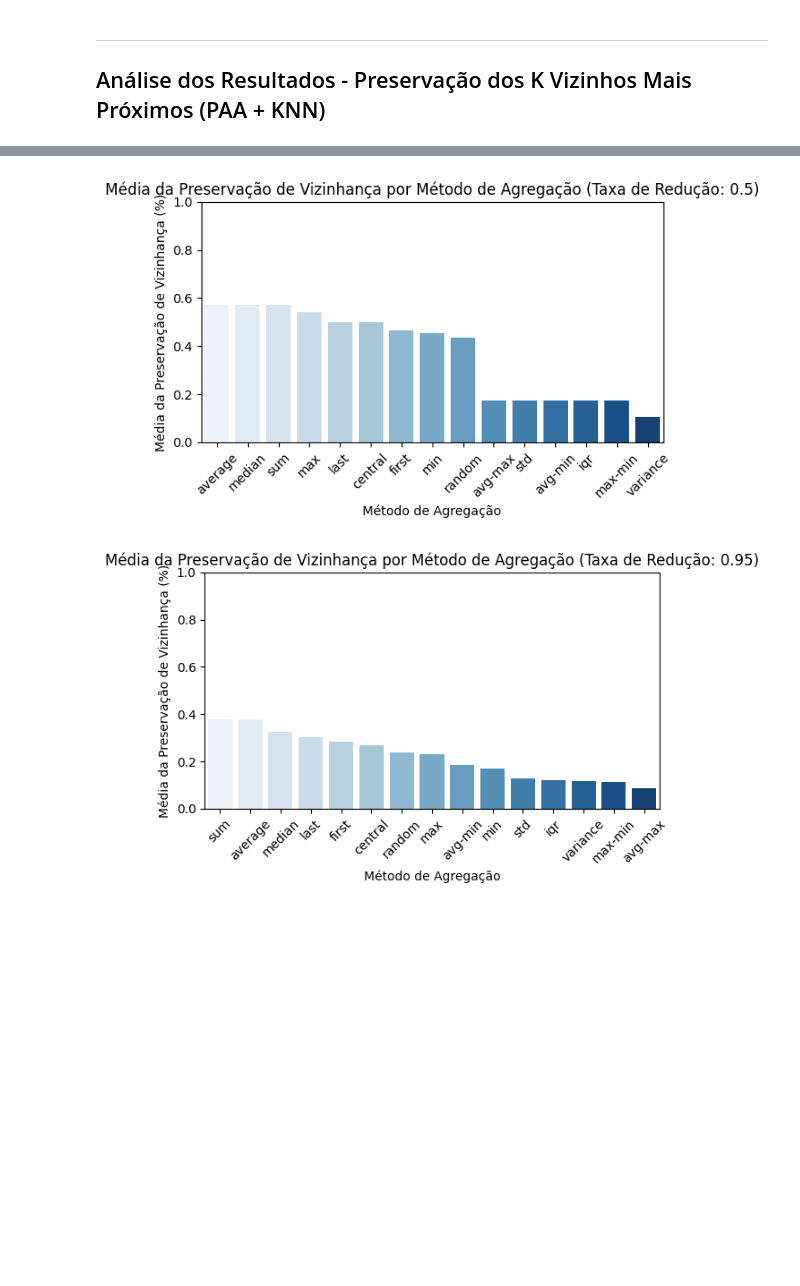
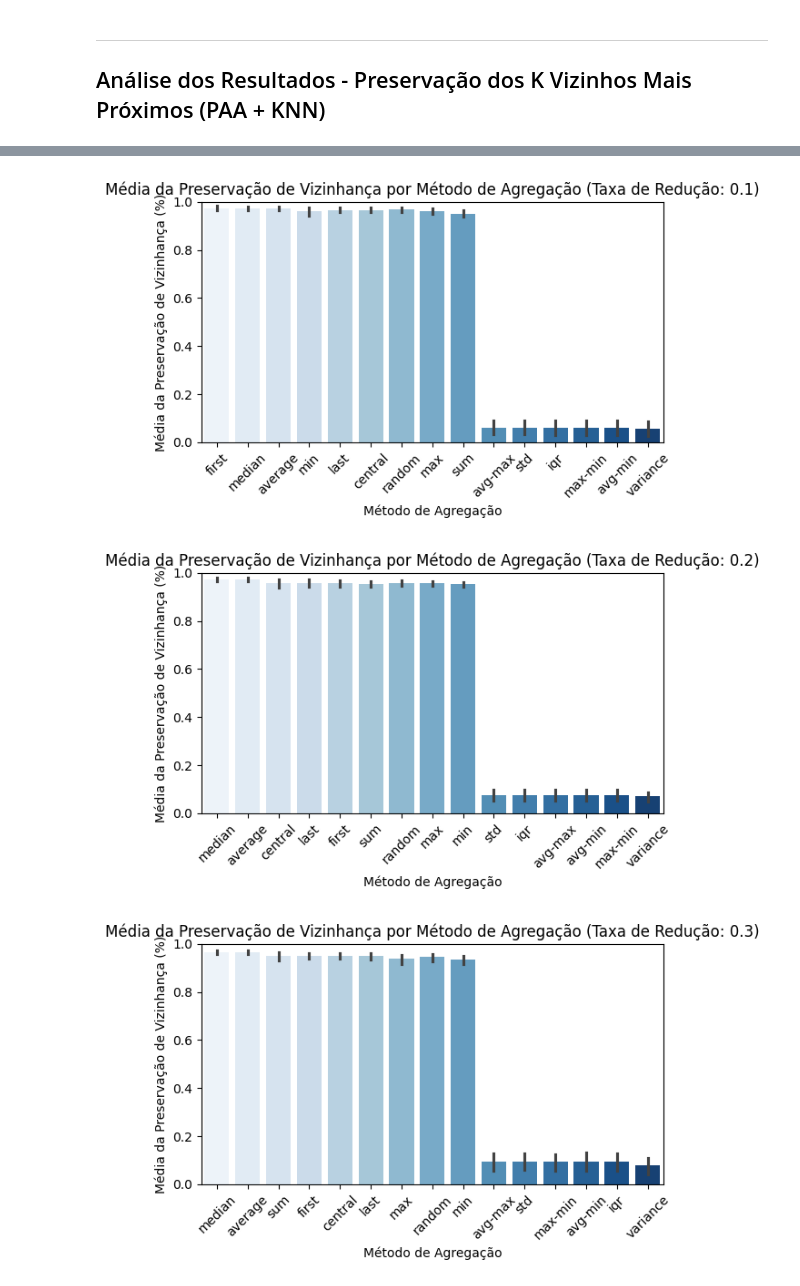
Before and after one commit to MoroFernando/time-series-dimensionality-reduction, a Jupyter notebook: paa-knn.ipynb, the cells around one changed output, grey strips where cells are left out. Drawn from its saved outputs; the diff is of its cells as text; code cells hidden in the pictures; blank space fills up the shorter version.

Commit message:
feat: house twenty results paa knn

```diff
--- a/paa-knn.ipynb
+++ b/paa-knn.ipynb
@@ -323,5 +337,5 @@ k_sizes = [
 ]
 # %%
 # Executa os testes para o dataset do HouseTwenty e com taxa de redução de 50% e k = 3
-df_test_results = run_paa_with_knn_tests(datasets=high_dim_datasets, aggregations=aggregations, reduction_rates=reduction_rates, k_sizes=k_sizes)
+df_test_results = run_paa_with_knn_tests(datasets=['HouseTwenty'], aggregations=aggregations, reduction_rates=reduction_rates, k_sizes=k_sizes)
 # %% [output]
@@ -368,9 +381,11 @@ df_test_results
 # %%
-# Agrupa os resultados por método de agregação, taxa de redução, calculando a média da similaridade dos K vizinhos
-grouped_results = df_test_results.groupby(['aggregation', 'reduction_rate']).agg({'similarity': 'mean'}).reset_index()
+# Agrupa os resultados por método de agregação, taxa de redução, calculando a média da preservação dos K vizinhos
+grouped_results = df_test_results.groupby(['aggregation', 'reduction_rate', 'k']).agg({'neighborhood_preservation': 'mean'}).reset_index()
+# Renomeia a coluna para melhor entendimento
+grouped_results = grouped_results.rename(columns={'neighborhood_preservation': 'mean_neighborhood_preservation'})
 
 # Ordena os resultados para melhor visualização
-grouped_results = grouped_results.sort_values(by=['similarity'], ascending=[False])
+grouped_results = grouped_results.sort_values(by=['mean_neighborhood_preservation'], ascending=[False])
 
 grouped_results
 # %% [output]
@@ -394,16 +459,17 @@ grouped_results
 # %%
 # Plota um gráfico de barras para visualizar a média da similaridade dos K vizinhos por método de agregação
 rates = grouped_results['reduction_rate'].unique()
 for rate in rates:
   plt.figure(figsize=(6, 4))
-  sns.barplot(data=grouped_results[grouped_results['reduction_rate'] == rate], x='aggregation', y='similarity', palette='Blues', hue='aggregation')
+  sns.barplot(data=grouped_results[grouped_results['reduction_rate'] == rate], x='aggregation', y='neighborhood_preservation', palette='Blues', hue='aggregation')
   plt.title(f'Média da Preservação de Vizinhança por Método de Agregação (Taxa de Redução: {rate})')
   plt.xlabel('Método de Agregação')
   plt.ylabel('Média da Preservação de Vizinhança (%)')
   plt.xticks(rotation=45)
   plt.ylim(0, 1)
   plt.tight_layout()
   plt.show()
 # %% [output]
-[figure, old version]
+[figure, new version]
-[figure, old version]
+[figure, new version]
+[figure, added]
```
Also changed, not shown: parts of 7 cells of this notebook, 1 other file.
